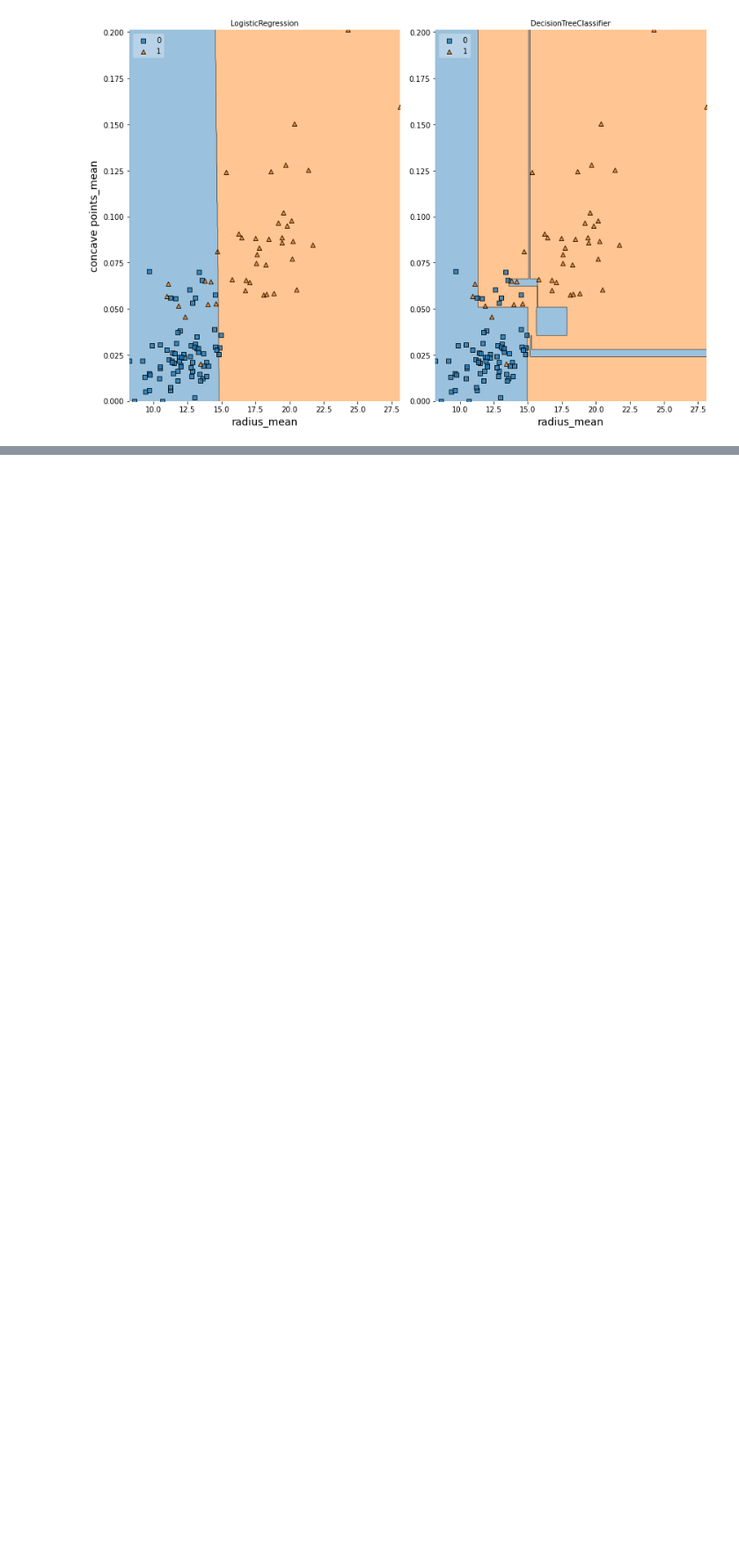
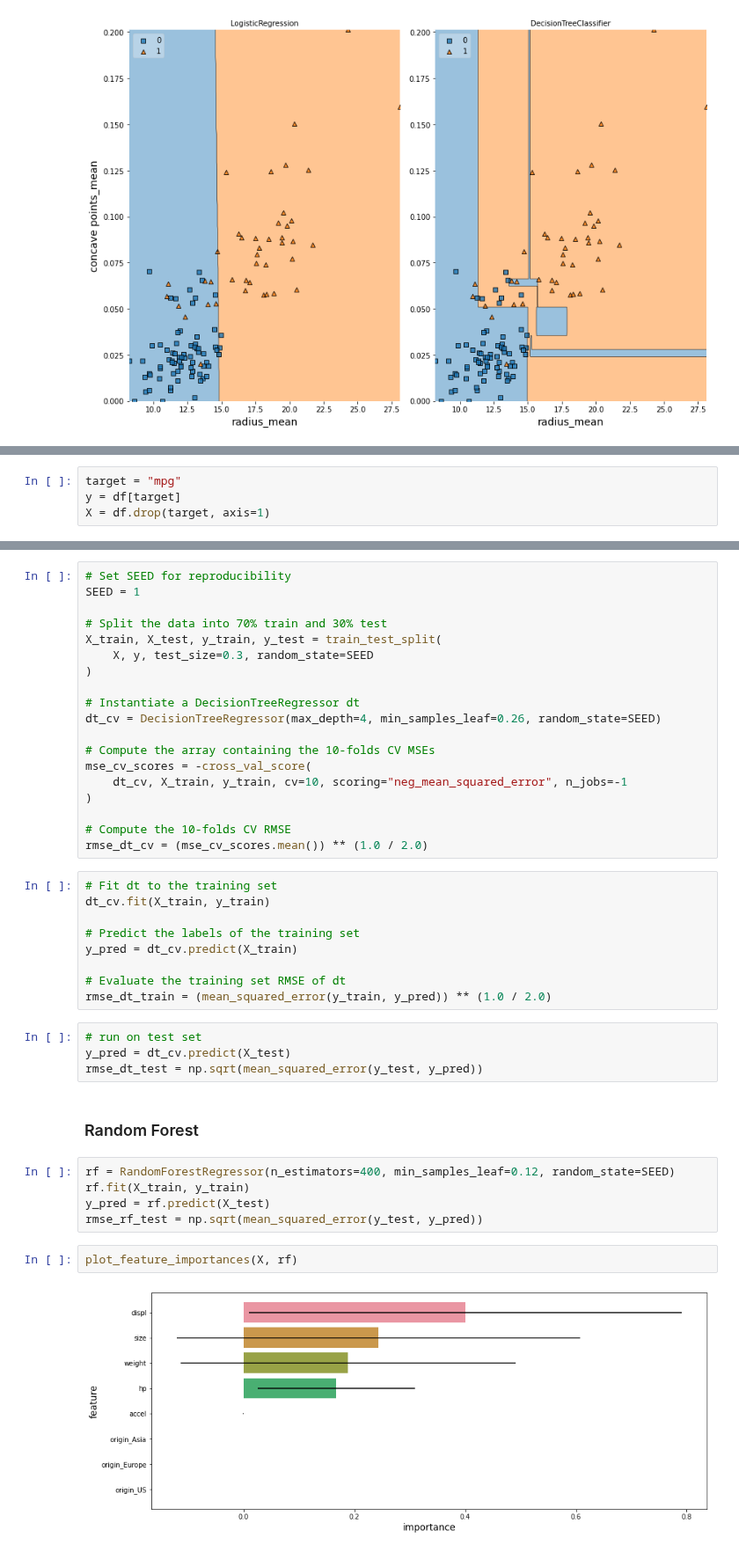
Before and after one commit to watchful-cluckets/springboard_dsci_career_track, a Jupyter notebook: datacamp_projects/trees/notebook.ipynb, the cells around one changed output, grey strips where cells are left out. Shown at 88% size. Saved outputs shown, nothing was run; the diff lists cells and outputs as text; blank space fills up the shorter version.

Commit message:
tree updates

```diff
--- a/datacamp_projects/trees/notebook.ipynb
+++ b/datacamp_projects/trees/notebook.ipynb
@@ -191,0 +276,4 @@ plot_labeled_decision_regions(X_test, y_test, clfs)
+# %%
+target = "mpg"
+y = df[target]
+X = df.drop(target, axis=1)
@@ -191,0 +297,43 @@ plot_labeled_decision_regions(X_test, y_test, clfs)
+# %%
+# Set SEED for reproducibility
+SEED = 1
+
+# Split the data into 70% train and 30% test
+X_train, X_test, y_train, y_test = train_test_split(
+    X, y, test_size=0.3, random_state=SEED
+)
+
+# Instantiate a DecisionTreeRegressor dt
+dt_cv = DecisionTreeRegressor(max_depth=4, min_samples_leaf=0.26, random_state=SEED)
+
+# Compute the array containing the 10-folds CV MSEs
+mse_cv_scores = -cross_val_score(
+    dt_cv, X_train, y_train, cv=10, scoring="neg_mean_squared_error", n_jobs=-1
+)
+
+# Compute the 10-folds CV RMSE
+rmse_dt_cv = (mse_cv_scores.mean()) ** (1.0 / 2.0)
+# %%
+# Fit dt to the training set
+dt_cv.fit(X_train, y_train)
+
+# Predict the labels of the training set
+y_pred = dt_cv.predict(X_train)
+
+# Evaluate the training set RMSE of dt
+rmse_dt_train = (mean_squared_error(y_train, y_pred)) ** (1.0 / 2.0)
+# %%
+# run on test set
+y_pred = dt_cv.predict(X_test)
+rmse_dt_test = np.sqrt(mean_squared_error(y_test, y_pred))
+# %% [markdown]
+### Random Forest
+# %%
+rf = RandomForestRegressor(n_estimators=400, min_samples_leaf=0.12, random_state=SEED)
+rf.fit(X_train, y_train)
+y_pred = rf.predict(X_test)
+rmse_rf_test = np.sqrt(mean_squared_error(y_test, y_pred))
+# %%
+plot_feature_importances(X, rf)
+# %% [output]
+[figure, added]
```
Also changed, not shown: parts of 60 cells of this notebook.
